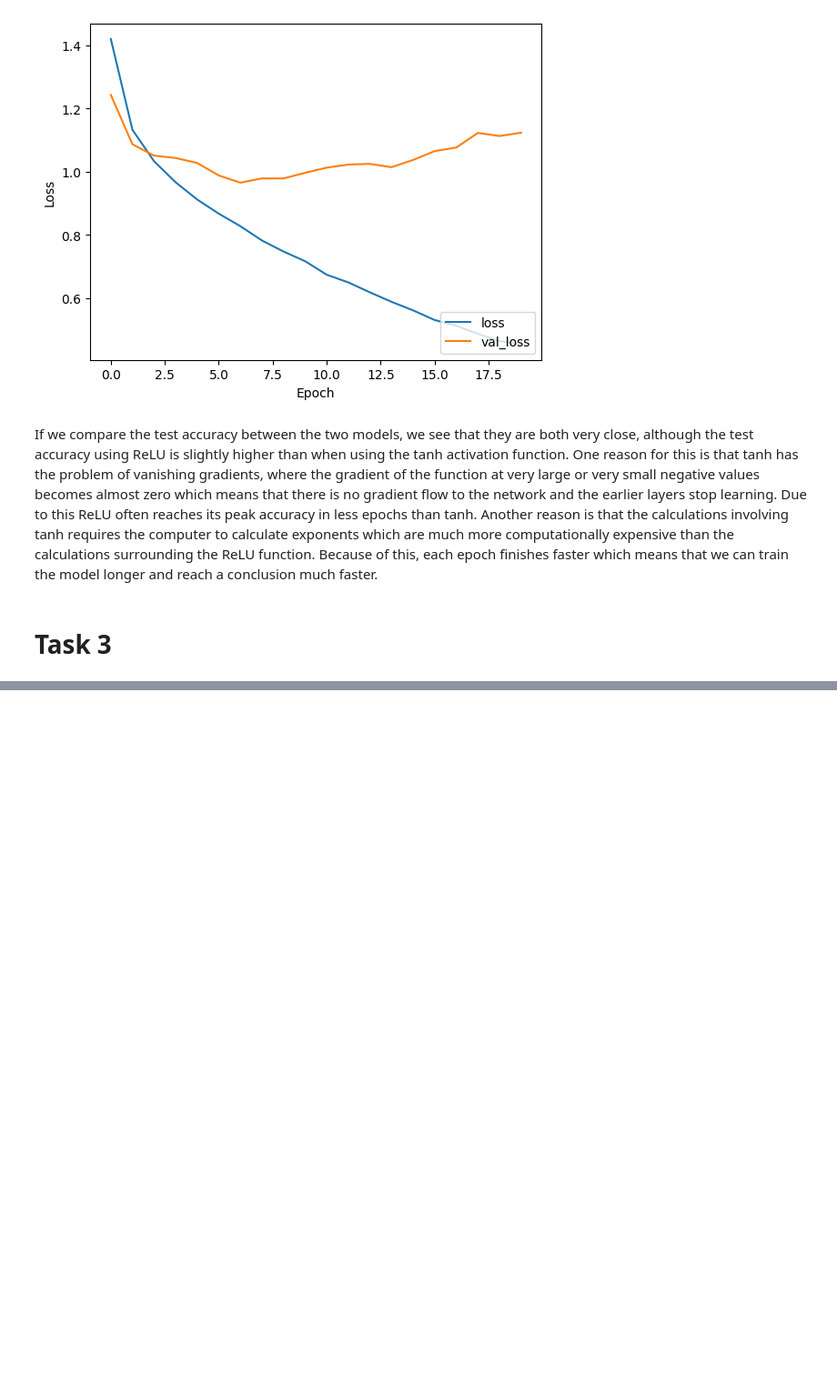
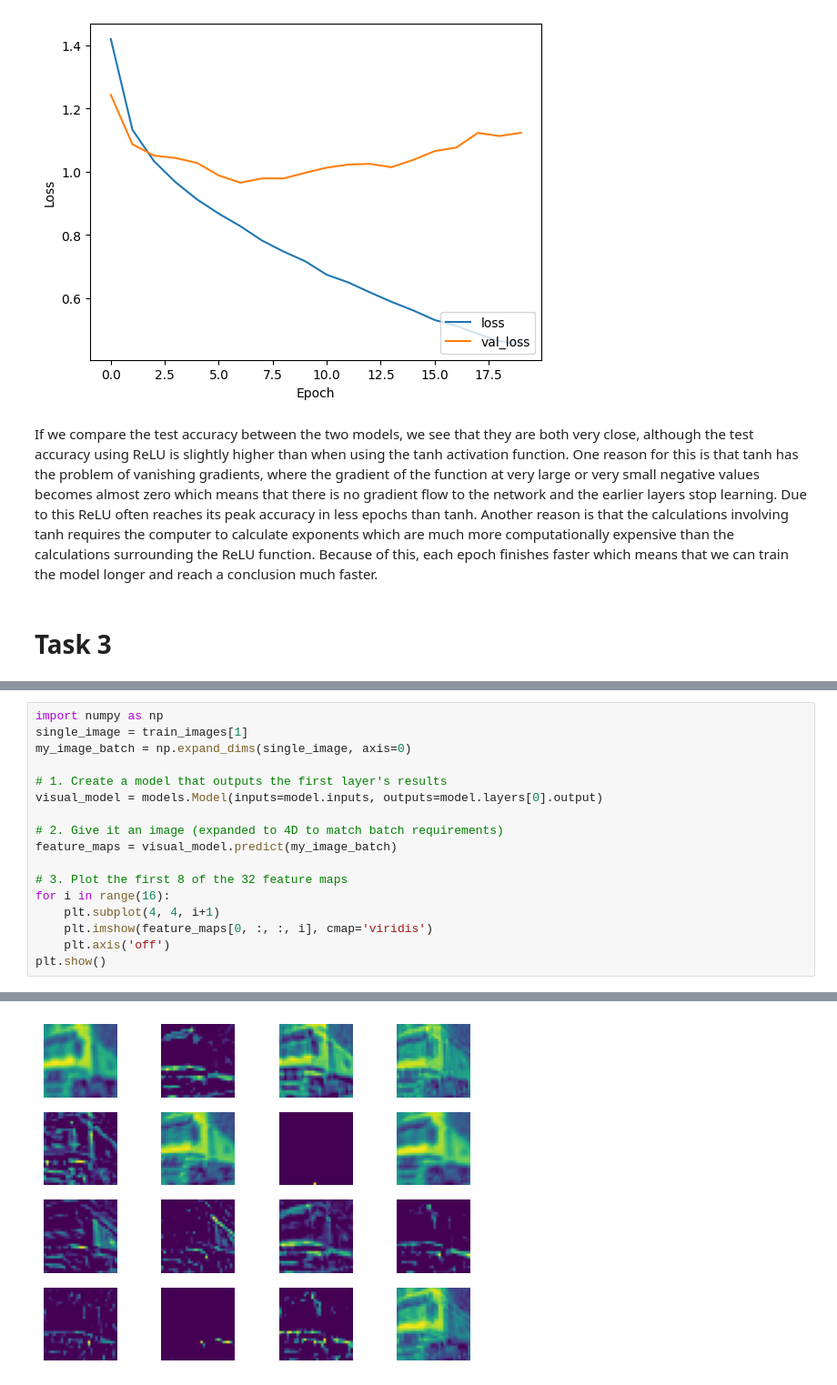
Before and after one commit to Chromatina/su-mt4007, a Jupyter notebook: Project_2.ipynb, the cells around one changed output, grey strips where cells are left out. Shown at 91% size. Drawn from its saved outputs; the diff is of its cells as text; blank space fills up the shorter version.

```diff
--- a/Project_2.ipynb
+++ b/Project_2.ipynb
@@ -199,0 +219,18 @@ If we compare the test accuracy between the two models, we see that they are bot
+# %%
+import numpy as np
+single_image = train_images[1]
+my_image_batch = np.expand_dims(single_image, axis=0)
+
+# 1. Create a model that outputs the first layer's results
+visual_model = models.Model(inputs=model.inputs, outputs=model.layers[0].output)
+
+# 2. Give it an image (expanded to 4D to match batch requirements)
+feature_maps = visual_model.predict(my_image_batch)
+
+# 3. Plot the first 8 of the 32 feature maps
+for i in range(16):
+    plt.subplot(4, 4, i+1)
+    plt.imshow(feature_maps[0, :, :, i], cmap='viridis')
+    plt.axis('off')
+plt.show()
+# %% [output]
@@ -199,0 +238 @@ If we compare the test accuracy between the two models, we see that they are bot
+[figure, added]
```
Also changed, not shown: parts of 3 cells of this notebook.
